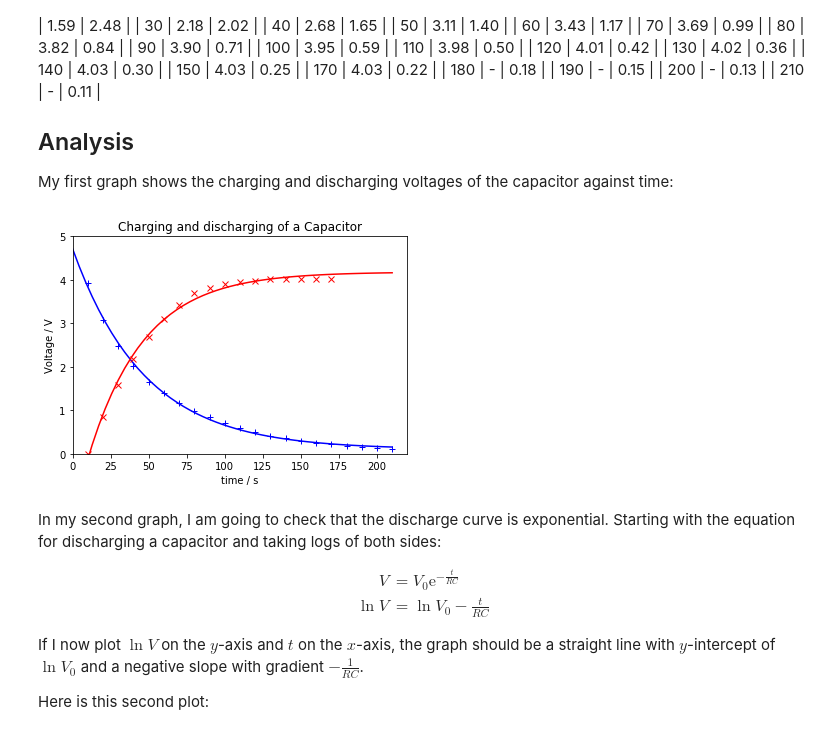
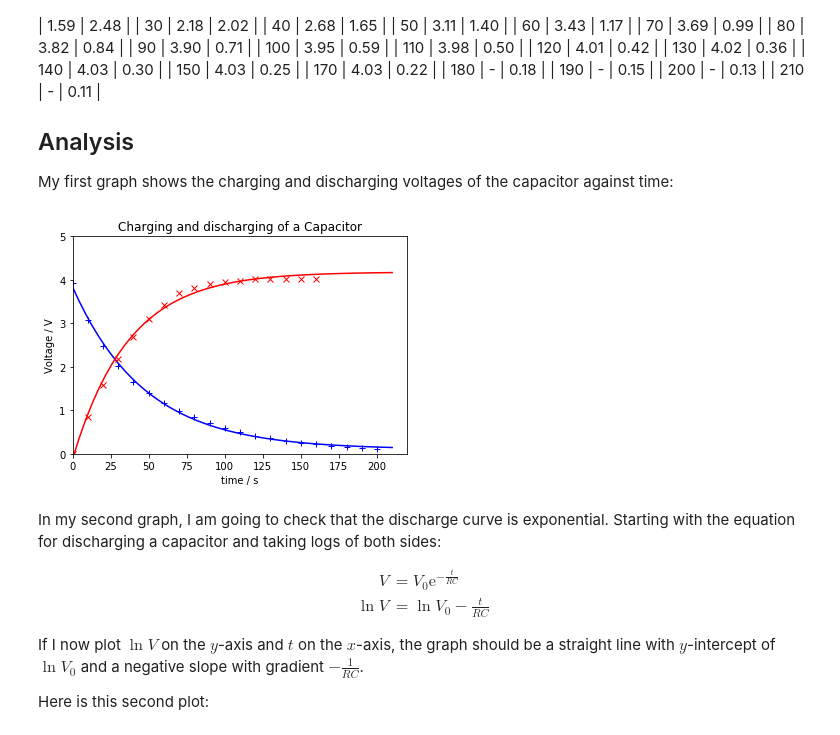
Before and after one commit to andrewcnorman/aqa-alevel-practicals, a Jupyter notebook: capacitorcharge-discharge-writeup.ipynb, the cells around one changed output. Saved outputs shown, nothing was run; the diff lists cells and outputs as text; code cells hidden in the pictures.

```diff
--- a/capacitorcharge-discharge-writeup.ipynb
+++ b/capacitorcharge-discharge-writeup.ipynb
@@ -86,7 +86,7 @@ from scipy.optimize import curve_fit
 # Time is every 10 seconds, starting at 10, ending at 210
 times=[]
 for i in range(21):
-    times.append(10.0*i+10.0)
+    times.append(10.0*i)
 
 # Import voltage data into an array
 voltage = [0.00,0.84,1.59,2.18,2.68,3.11,3.43,3.69,3.82,3.90,3.95,3.98,4.01,4.02,4.03,4.03,4.03,np.nan,np.nan,np.nan,np.nan]
@@ -99,34 +99,34 @@ def func(x, a, b, c):
 x = np.linspace(0,210,50)
 y = func(x, 6.0, 0.05, 0.0)
 
 popt, pcov = curve_fit(func, times, voltage2) # do curve fit
 
 plt.plot(x, func(x, *popt), 'b-') #plot fit
 
 # Charging fit
 def func(x, a, b, c):
     return a*(1-np.exp(-b*x)) + c
 
 x = np.linspace(0,210,50)
 y = func(x, 6.0, 0.05, 0.0)
 
 popt, pcov = curve_fit(func, times[0:17], voltage[0:17]) # do fit; only use values not NaN
 
 plt.plot(x, func(x, *popt), 'r-') #plot fit
 
 plt.plot(times, voltage,  marker='x', linestyle="none", color='red', label="charging")
 plt.plot(times, voltage2,  marker='+', linestyle="none", color='blue', label="discharging")
 
 plt.xlim(0,220) # range on x axis
 plt.ylim(0,5) # range on y axis
 
 plt.xlabel('time / s')
 plt.ylabel('Voltage / V')
 plt.title('Charging and discharging of a Capacitor')
 
 plt.show()
 # %% [output]
-[figure, old version]
+[figure, new version]
 # %% [markdown]
 In my second graph, I am going to check that the discharge curve is exponential.  Starting with the equation for discharging a capacitor and taking logs of both sides:
 
```
Also changed, not shown: parts of 1 cell of this notebook.
